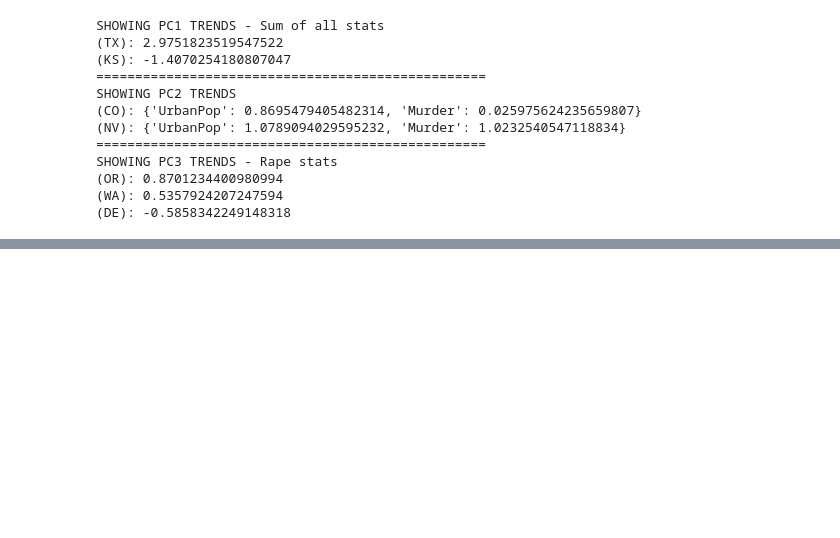
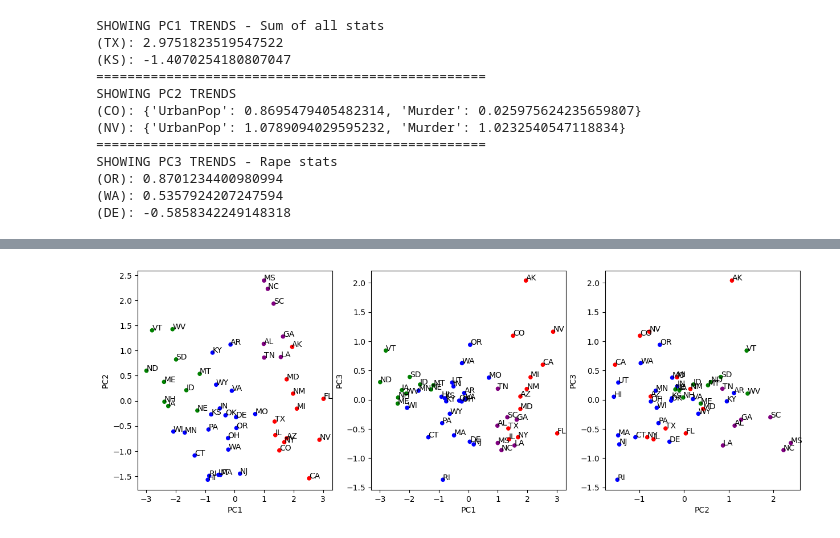
Before and after one commit to ConnerGrice/Hyperion-Capstone-Projects, a Jupyter notebook: 7-MLClustering/ClusteringArrests.ipynb, the cells around one changed output, grey strips where cells are left out. Cells and saved outputs as stored; diff of their text form; code cells hidden in the pictures; blank space fills up the shorter version.

```diff
--- a/7-MLClustering/ClusteringArrests.ipynb
+++ b/7-MLClustering/ClusteringArrests.ipynb
@@ -551,0 +609,33 @@ Knowing this as looking at the 3D scatter plot, I can say that the main separati
+# %%
+#Trains model and gets the clustering labels
+model = AgglomerativeClustering(n_clusters=4,affinity="cityblock",linkage="complete")
+cluster_labels = [int(l) for l in model.fit_predict(final_pca)]
+
+#Separates data into 3 variables and the labels
+x = final_pca[0]
+y = final_pca[1]
+z = final_pca[2]
+labels = final_pca.index
+
+#Gets combinations of 3 principle axes
+combo = combinations(final_pca,2)
+
+#Plots the datapoints with thier relatvent clustering
+fig, axs = plt.subplots(1,3,figsize=(15,5))
+for axis,comp in zip(fig.axes,combo):
+
+    #Gets the principle axis
+    comp = list(comp)
+    xs = comp[0]
+    ys = comp[1]
+
+    #Plots the scatter
+    final_pca[comp].plot.scatter(x=xs,y=ys,ax=axis,color=cluster_labels,cmap=matplotlib.colors.ListedColormap(["red","blue","green","purple"]))
+    axis.set_xlabel(f"PC{comp[0]+1}")
+    axis.set_ylabel(f"PC{comp[1]+1}")
+
+    #Label each point in the plot
+    for state in final_pca.index:
+        axis.annotate(state,(final_pca.loc[state,xs],final_pca.loc[state,ys]))
+# %% [output]
+[figure, added]
```
Also changed, not shown: parts of 10 cells of this notebook, 1 other file.
